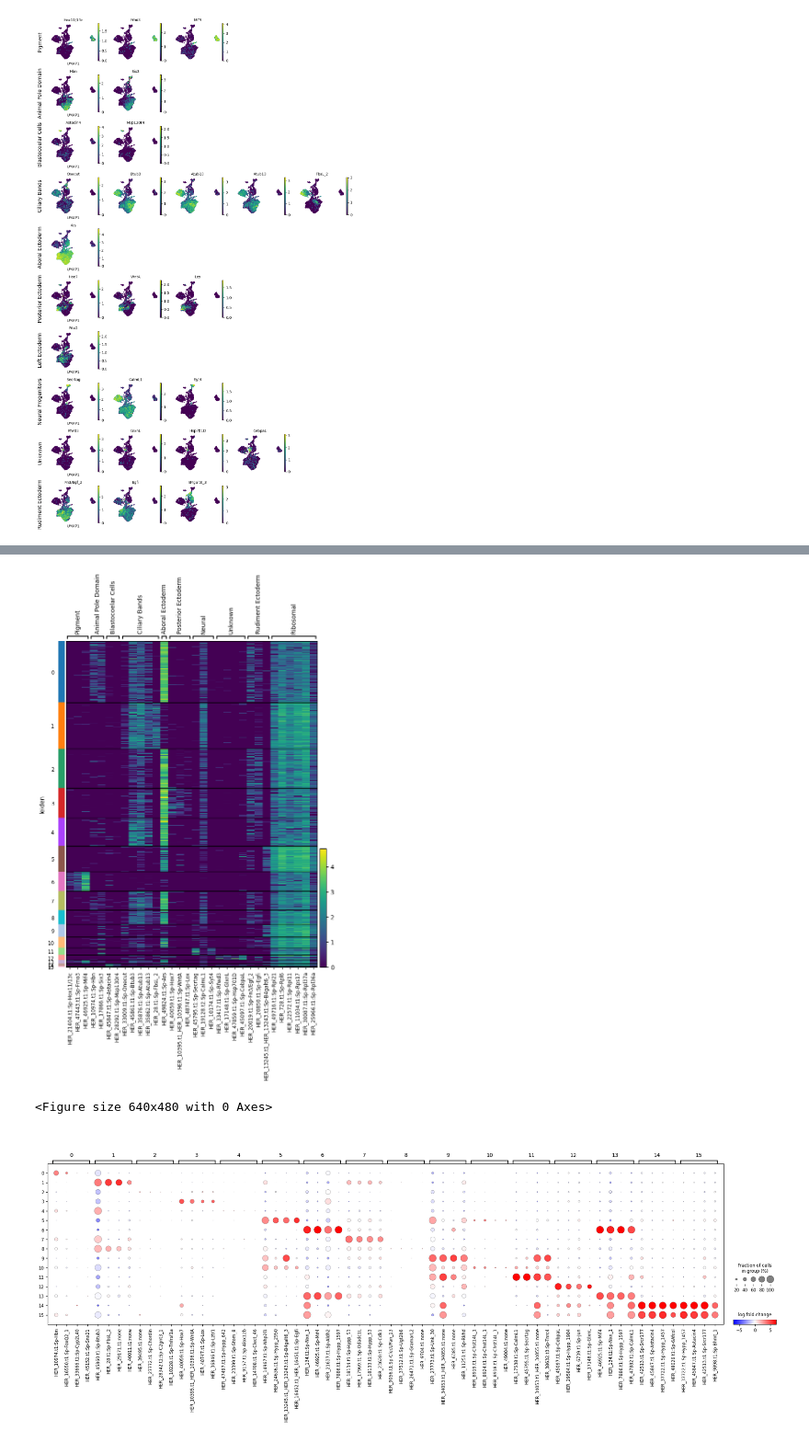
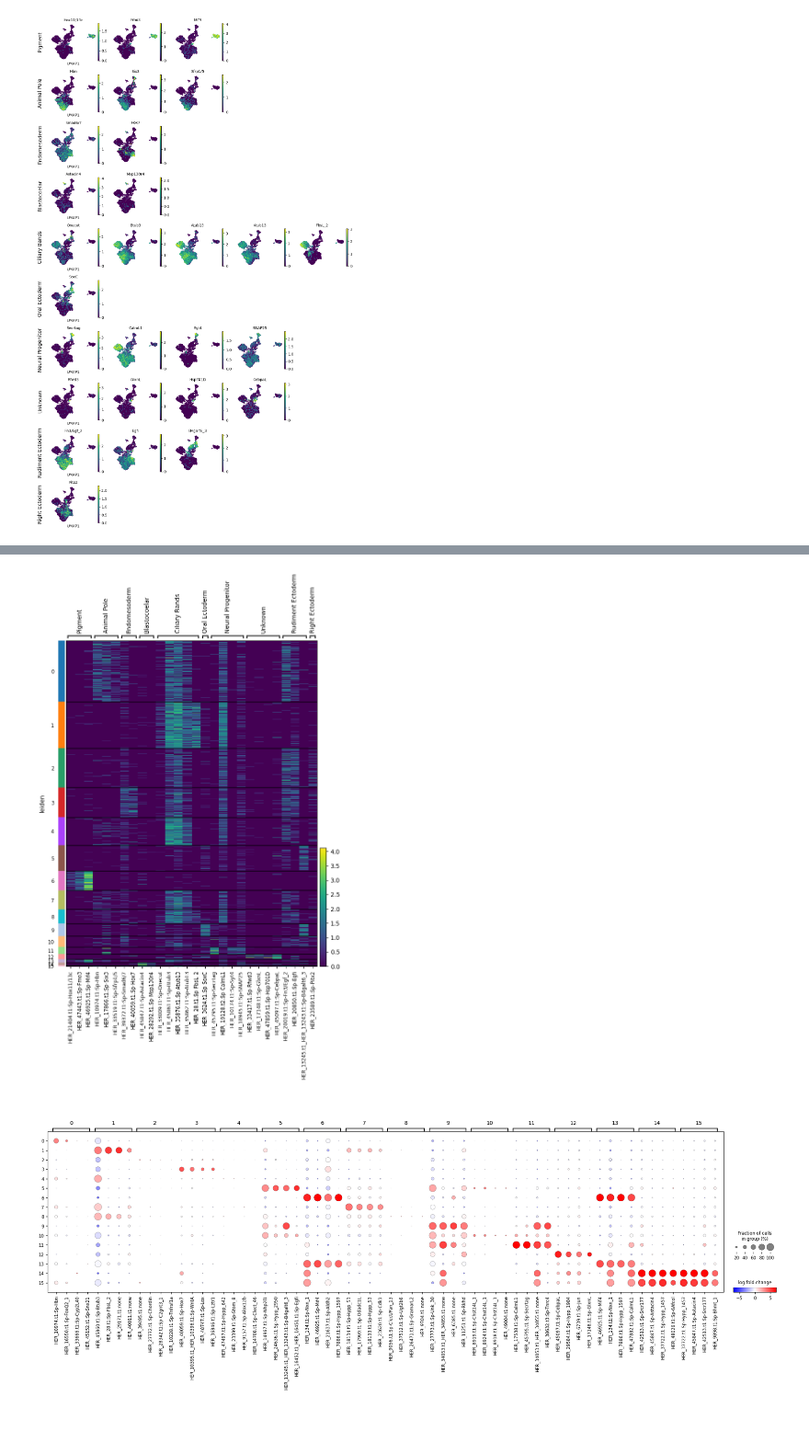
Before and after one commit to brennandmcdonald/bio265_project, a Jupyter notebook: jordan_analyze_data.ipynb, the cells around one changed output, grey strips where cells are left out. Shown at 92% size. Saved outputs shown, nothing was run; the diff lists cells and outputs as text; code cells hidden in the pictures.

Commit message:
updated my code andmade minal other changes

```diff
--- a/jordan_analyze_data.ipynb
+++ b/jordan_analyze_data.ipynb
@@ -64,18 +34,20 @@ marker_genes.head(15)
 # with markers of a single cell type in one row
 # and with a different number of markers per cell type (row)
 
-# Marker genes- collected from McDonald et. al. + other papers to cite
+# Marker genes
 marker_genes = {
     "Pigment": ["HER_21404.t1:Sp-Hox11/13c", "HER_47443.t1:Sp-Fmo3", "HER_46925.t1:Sp-Mif4"],
-    "Animal Pole Domain": ["HER_10974.t1:Sp-Hbn", "HER_17866.t1:Sp-Six3"],
-    "Blastocoelar Cells": ["HER_45847.t1:Sp-Astacin4", "HER_28292.t1:Sp-Msp130r4"],
+    "Animal Pole": ["HER_10974.t1:Sp-Hbn", "HER_17866.t1:Sp-Six3", "HER_33519.t1:Sp-Sfrp1/5"],
+    "Endomesoderm": ["HER_39372.t1:Sp-Smad6/7", "HER_40059.t1:Sp-Hox7"],
+    "Blastocoelar": ["HER_45847.t1:Sp-Astacin4", "HER_28292.t1:Sp-Msp130r4"],
     "Ciliary Bands": ["HER_33009.t1:Sp-Onecut", "HER_45861.t1:Sp-Btub3", "HER_35876.t1:Sp-Atub13", "HER_35862.t1:Sp-Atub13", "HER_28.t1:Sp-FbsL_2"],
-    "Aboral Ectoderm": ["HER_49824.t1:Sp-Ars"], #https://bioone.org/journals/zoological-science/volume-18/issue-6/zsj.18.757/Body-Plan-of-Sea-Urchin-Embryo--An-Ancestral-Type/10.2108/zsj.18.757.full?tab=ArticleLinkFigureTable
-    "Posterior Ectoderm": ["HER_40059.t1:Sp-Hox7", "HER_10395.t1_HER_10396.t1:Sp-WntA", "HER_48747.t1:Sp-Lox"],
-    "Left Ectoderm": ["HER_23589.t1:Sp-Pitx2"],
-    "Neural Progenitors": ["HER_45795.t1:Sp-Secrtag", "HER_19128.t2:Sp-CalmL1", "HER_10174.t1:Sp-Syt4"],
+    "Oral Ectoderm": ["HER_3624.t1:Sp-SoxC"],
+    #"Aboral Ectoderm": ["HER_49824.t1:Sp-Ars"],
+    #"Posterior Ectoderm": ["HER_40059.t1:Sp-Hox7", "HER_10395.t1_HER_10396.t1:Sp-WntA", "HER_48747.t1:Sp-Lox"],
+    "Neural Progenitor": ["HER_45795.t1:Sp-Secrtag", "HER_19128.t2:Sp-CalmL1", "HER_10174.t1:Sp-Syt4", "HER_18945.t1:Sp-SNAP25"],
     "Unknown": ["HER_33417.t1:Sp-Rfwd3", "HER_17148.t1:Sp-GlxnL", "HER_47859.t1:Sp-Hsp701D", "HER_45097.t1:Sp-CebpaL",],
     "Rudiment Ectoderm": ["HER_20019.t1:Sp-Fn3/Egf_2", "HER_20850.t1:Sp-Egfi", "HER_13245.t1_HER_13243.t1:Sp-B4galt6_3"],
+    "Right Ectoderm": ["HER_23589.t1:Sp-Pitx2"],
     #"Ribosomal":["HER_49716.t1:Sp-Rpl21", "HER_728.t1:Sp-Rpl6", "HER_22572.t1:Sp-Rpl11", "HER_11034.t1:Sp-Rps17", "HER_30087.t1:Sp-Rpl37a", "HER_25966.t1:Sp-Rpl36a"]
 }
 # Make Axes
@@ -90,9 +62,9 @@ for row_idx, (cell_type, markers) in enumerate(marker_genes.items()):
         ax = axs[row_idx, col_idx]
         sc.pl.umap(he48, color=marker, ax=ax, show=False, frameon=False, s=20)
 
-        # take out the part after "-" for the title
-        marker_name = marker.split(":")[-1]  # take out 'Sp-*' part first
-        marker_name = marker_name.split("-")[-1]  # take out the other part after "-"
+        # Extract the part after "-" for the title
+        marker_name = marker.split(":")[-1]  # Extracts 'Sp-*' part
+        marker_name = marker_name.split("-")[-1]  # Extracts the final part after "-"
 
         ax.set_title(marker_name, fontsize=10)  # Set the title
         # Add cell type as row label - here we simply add it as ylabel of
@@ -118,13 +90,12 @@ for row_idx, (cell_type, markers) in enumerate(marker_genes.items()):
         col_idx += 1
 # Alignment within the Figure
 fig.tight_layout()
-plt.savefig('/Users/jordankalai/Documents/Stanford/bio265/markergenes_byregion.png')
+plt.savefig('/Users/jordankalai/Documents/Stanford/bio265/umap_logfoldbygene.png')
 # %% [output]
-[figure, old version]
+[figure, new version]
 # %%
-#create a heatmap labeled by identified region, used to help identify clusters
 ax = sc.pl.heatmap(
-    he48, marker_genes, groupby="leiden", cmap="viridis", dendrogram=False, figsize=(8,10)
+    he48, marker_genes, groupby="leiden", cmap="viridis", dendrogram=False, figsize=(8,10), save='heatmap_logfoldbygene.png'
 )
-plt.savefig('/Users/jordankalai/Documents/Stanford/bio265/heatmap_byregion.png')
+#plt.savefig('/Users/jordankalai/Documents/Stanford/bio265/heatmap_logfoldbygene.png')
 # %% [output]
@@ -131,3 +103,2 @@ plt.savefig('/Users/jordankalai/Documents/Stanford/bio265/heatmap_byregion.png')
-[figure, old version]
+[figure, new version]
-<Figure size 640x480 with 0 Axes>
 # %%
```
Also changed, not shown: parts of 8 cells of this notebook, 2 other files.
